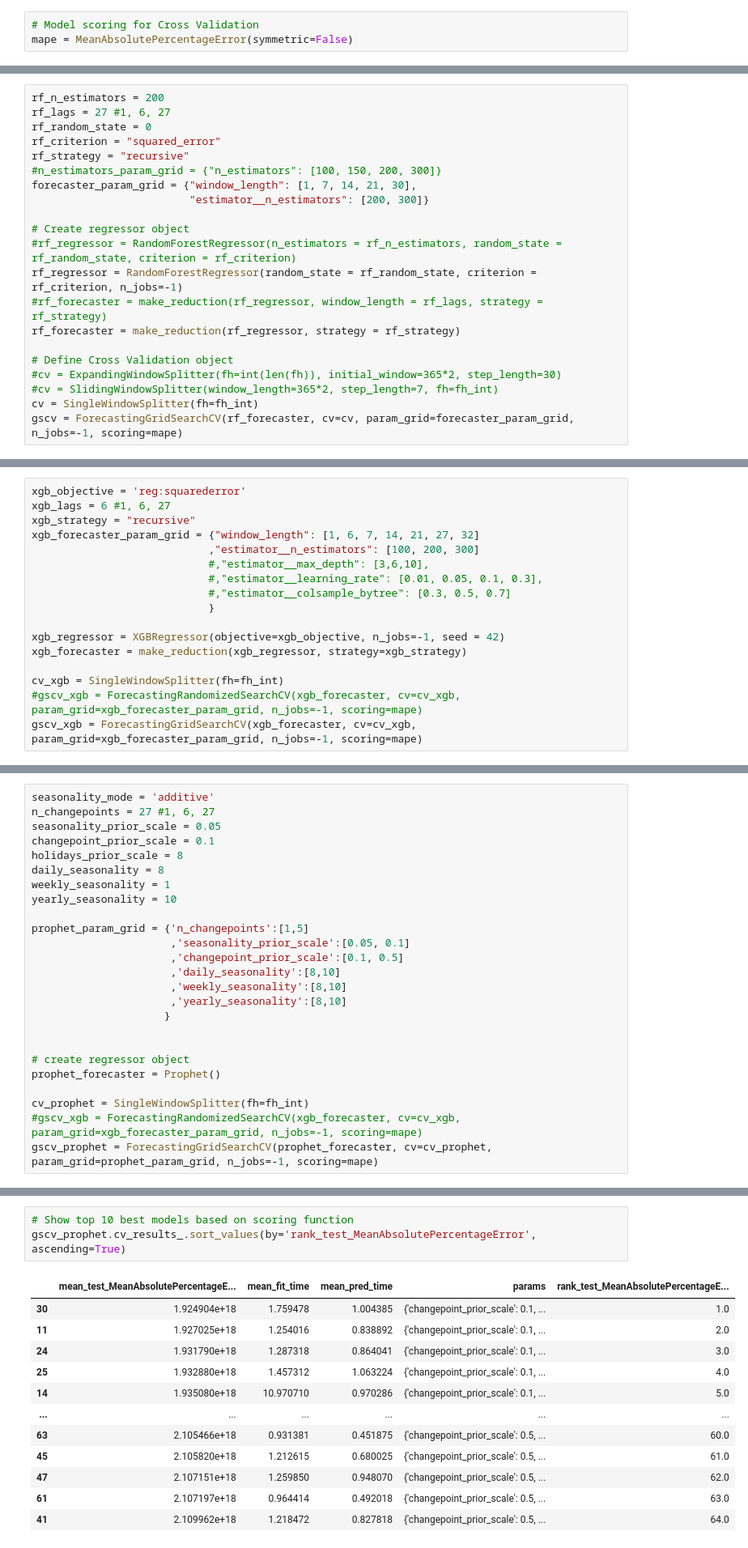
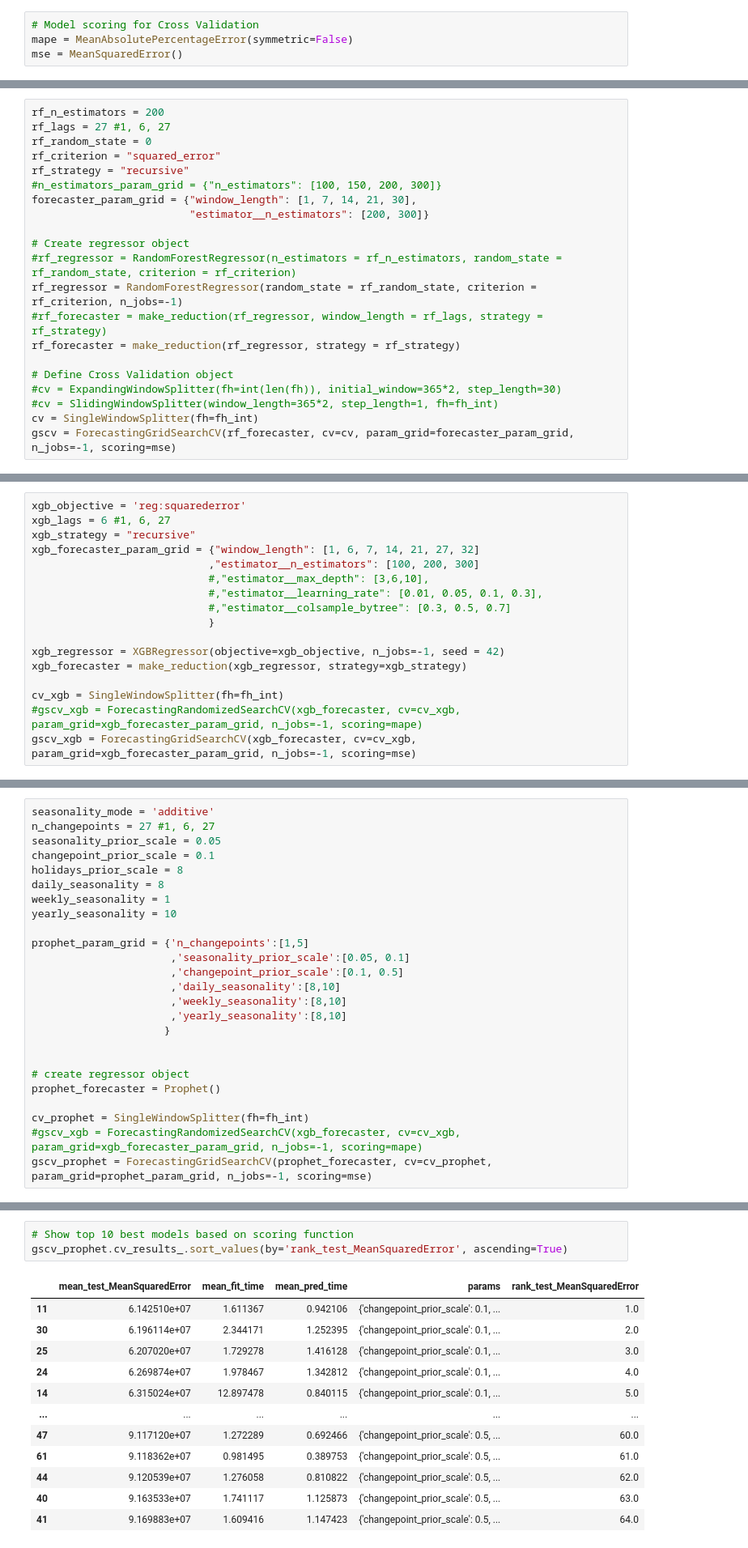
Before and after one commit to kusumy/skk_analytics, a Jupyter notebook: gas_prod/insample/search_model_best_parameter.ipynb, the cells around one changed output, grey strips where cells are left out. Shown: that part at 81% size. Drawn from its saved outputs; the diff is of its cells as text.

```diff
--- a/gas_prod/insample/search_model_best_parameter.ipynb
+++ b/gas_prod/insample/search_model_best_parameter.ipynb
@@ -104,6 +104,7 @@ exogenous_features = ["month", "day", "planned_shutdown"]
 # %%
 # Model scoring for Cross Validation
 mape = MeanAbsolutePercentageError(symmetric=False)
+mse = MeanSquaredError()
 # %% [markdown]
 ## Random Forest
 # %% [markdown]
@@ -126,9 +127,9 @@ rf_forecaster = make_reduction(rf_regressor, strategy = rf_strategy)
 
 # Define Cross Validation object
 #cv = ExpandingWindowSplitter(fh=int(len(fh)), initial_window=365*2, step_length=30)
-#cv = SlidingWindowSplitter(window_length=365*2, step_length=7, fh=fh_int)
+#cv = SlidingWindowSplitter(window_length=365*2, step_length=1, fh=fh_int)
 cv = SingleWindowSplitter(fh=fh_int)
-gscv = ForecastingGridSearchCV(rf_forecaster, cv=cv, param_grid=forecaster_param_grid, n_jobs=-1, scoring=mape)
+gscv = ForecastingGridSearchCV(rf_forecaster, cv=cv, param_grid=forecaster_param_grid, n_jobs=-1, scoring=mse)
 # %%
 # Check splitter data split
 list(cv.split_series(y_train))
@@ -223,7 +224,7 @@ xgb_forecaster = make_reduction(xgb_regressor, strategy=xgb_strategy)
 
 cv_xgb = SingleWindowSplitter(fh=fh_int)
 #gscv_xgb = ForecastingRandomizedSearchCV(xgb_forecaster, cv=cv_xgb, param_grid=xgb_forecaster_param_grid, n_jobs=-1, scoring=mape)
-gscv_xgb = ForecastingGridSearchCV(xgb_forecaster, cv=cv_xgb, param_grid=xgb_forecaster_param_grid, n_jobs=-1, scoring=mape)
+gscv_xgb = ForecastingGridSearchCV(xgb_forecaster, cv=cv_xgb, param_grid=xgb_forecaster_param_grid, n_jobs=-1, scoring=mse)
 # %%
 # Check splitter data split
 #list(cv_xgb.split_series(y_train))
@@ -333,6 +334,6 @@ prophet_forecaster = Prophet()
 
 cv_prophet = SingleWindowSplitter(fh=fh_int)
 #gscv_xgb = ForecastingRandomizedSearchCV(xgb_forecaster, cv=cv_xgb, param_grid=xgb_forecaster_param_grid, n_jobs=-1, scoring=mape)
-gscv_prophet = ForecastingGridSearchCV(prophet_forecaster, cv=cv_prophet, param_grid=prophet_param_grid, n_jobs=-1, scoring=mape)
+gscv_prophet = ForecastingGridSearchCV(prophet_forecaster, cv=cv_prophet, param_grid=prophet_param_grid, n_jobs=-1, scoring=mse)
 # %%
 gscv_prophet.get_params().keys()
@@ -374,19 +373,19 @@ ForecastingGridSearchCV(cv=SingleWindowSplitter(fh=array([  1,   2,   3,   4,
 # %%
 # Show top 10 best models based on scoring function
-gscv_prophet.cv_results_.sort_values(by='rank_test_MeanAbsolutePercentageError', ascending=True)
+gscv_prophet.cv_results_.sort_values(by='rank_test_MeanSquaredError', ascending=True)
 # %% [output]
-|  | mean_test_MeanAbsolutePercentageE... | mean_fit_time | mean_pred_time | params | rank_test_MeanAbsolutePercentageE... |
-| 30 | 1.924904e+18 | 1.759478 | 1.004385 | {'changepoint_prior_scale': 0.1, ... | 1.0 |
-| 11 | 1.927025e+18 | 1.254016 | 0.838892 | {'changepoint_prior_scale': 0.1, ... | 2.0 |
-| 24 | 1.931790e+18 | 1.287318 | 0.864041 | {'changepoint_prior_scale': 0.1, ... | 3.0 |
-| 25 | 1.932880e+18 | 1.457312 | 1.063224 | {'changepoint_prior_scale': 0.1, ... | 4.0 |
-| 14 | 1.935080e+18 | 10.970710 | 0.970286 | {'changepoint_prior_scale': 0.1, ... | 5.0 |
+|  | mean_test_MeanSquaredError | mean_fit_time | mean_pred_time | params | rank_test_MeanSquaredError |
+| 11 | 6.142510e+07 | 1.611367 | 0.942106 | {'changepoint_prior_scale': 0.1, ... | 1.0 |
+| 30 | 6.196114e+07 | 2.344171 | 1.252395 | {'changepoint_prior_scale': 0.1, ... | 2.0 |
+| 25 | 6.207020e+07 | 1.729278 | 1.416128 | {'changepoint_prior_scale': 0.1, ... | 3.0 |
+| 24 | 6.269874e+07 | 1.978467 | 1.342812 | {'changepoint_prior_scale': 0.1, ... | 4.0 |
+| 14 | 6.315024e+07 | 12.897478 | 0.840115 | {'changepoint_prior_scale': 0.1, ... | 5.0 |
 | ... | ... | ... | ... | ... | ... |
-| 63 | 2.105466e+18 | 0.931381 | 0.451875 | {'changepoint_prior_scale': 0.5, ... | 60.0 |
-| 45 | 2.105820e+18 | 1.212615 | 0.680025 | {'changepoint_prior_scale': 0.5, ... | 61.0 |
-| 47 | 2.107151e+18 | 1.259850 | 0.948070 | {'changepoint_prior_scale': 0.5, ... | 62.0 |
-| 61 | 2.107197e+18 | 0.964414 | 0.492018 | {'changepoint_prior_scale': 0.5, ... | 63.0 |
-| 41 | 2.109962e+18 | 1.218472 | 0.827818 | {'changepoint_prior_scale': 0.5, ... | 64.0 |
+| 47 | 9.117120e+07 | 1.272289 | 0.692466 | {'changepoint_prior_scale': 0.5, ... | 60.0 |
+| 61 | 9.118362e+07 | 0.981495 | 0.389753 | {'changepoint_prior_scale': 0.5, ... | 61.0 |
+| 44 | 9.120539e+07 | 1.276058 | 0.810822 | {'changepoint_prior_scale': 0.5, ... | 62.0 |
+| 40 | 9.163533e+07 | 1.741117 | 1.125873 | {'changepoint_prior_scale': 0.5, ... | 63.0 |
+| 41 | 9.169883e+07 | 1.609416 | 1.147423 | {'changepoint_prior_scale': 0.5, ... | 64.0 |
 64 rows × 5 columns
 # %%
 # Show best model parameters
```
Also changed, not shown: parts of 11 cells of this notebook.
